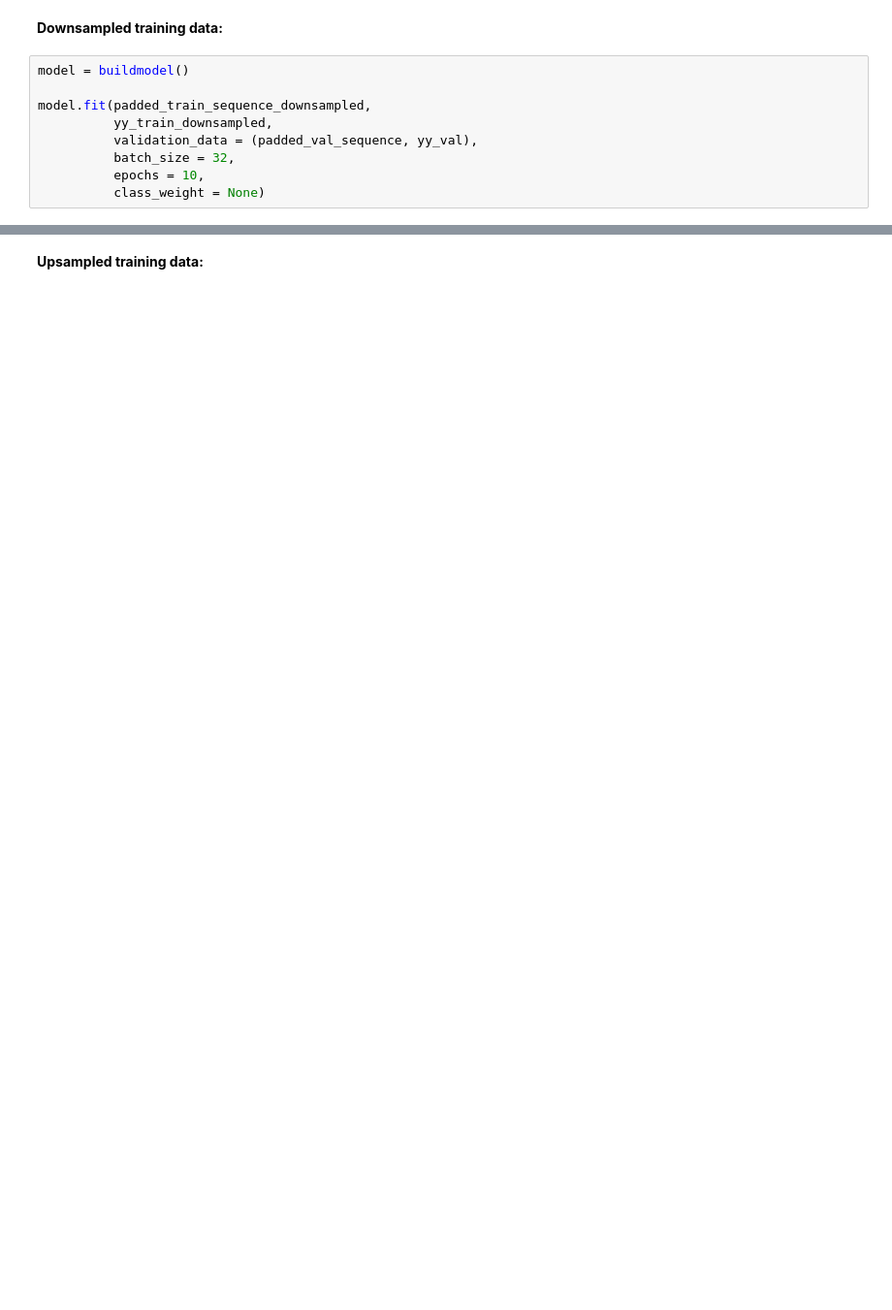
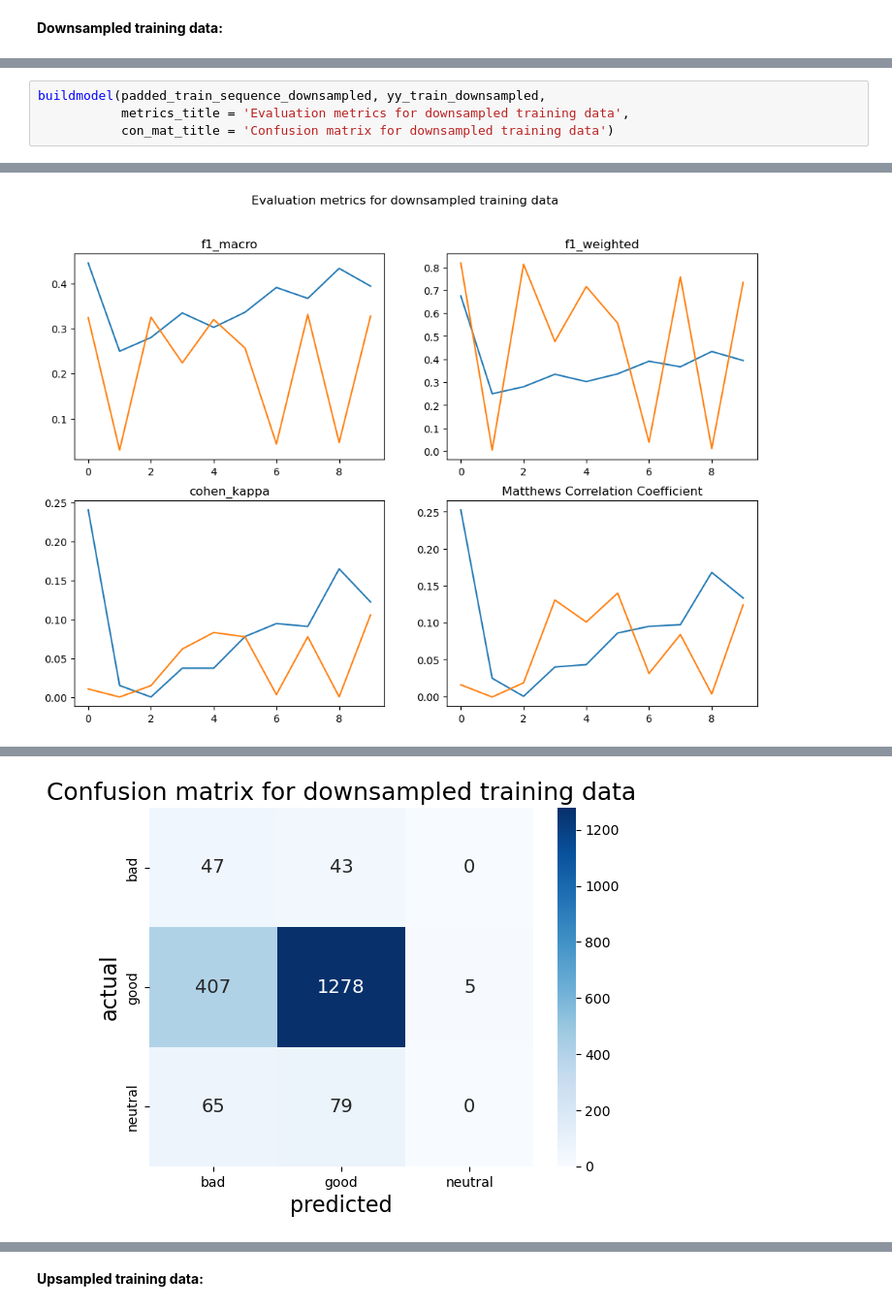
Before and after one commit to RavinderRai/amazon_instrument_sentiment_analysis, a Jupyter notebook: notebooks/Pre-Processing_and_Modelling.ipynb, the cells around one changed output, grey strips where cells are left out. Shown at 97% size. Saved outputs shown, nothing was run; the diff lists cells and outputs as text; blank space fills up the shorter version.

```diff
--- a/notebooks/Pre-Processing_and_Modelling.ipynb
+++ b/notebooks/Pre-Processing_and_Modelling.ipynb
@@ -754,11 +779,2 @@ weighted avg       0.85      0.87      0.86      1924
 # %% [markdown]
 **Downsampled training data:**
-# %%
-model = buildmodel()
-
-model.fit(padded_train_sequence_downsampled,
-          yy_train_downsampled,
-          validation_data = (padded_val_sequence, yy_val),
-          batch_size = 32,
-          epochs = 10,
-          class_weight = None)
@@ -811,0 +781,5 @@ weighted avg       0.79      0.78      0.79      1924
+# %%
+buildmodel(padded_train_sequence_downsampled, yy_train_downsampled,
+           metrics_title = 'Evaluation metrics for downsampled training data',
+           con_mat_title = 'Confusion matrix for downsampled training data')
+# %% [output]
@@ -811,0 +806 @@ weighted avg       0.79      0.78      0.79      1924
+[figure, added]
@@ -811,0 +808 @@ weighted avg       0.79      0.78      0.79      1924
+[figure, added]
```
Also changed, not shown: parts of 90 cells of this notebook.
